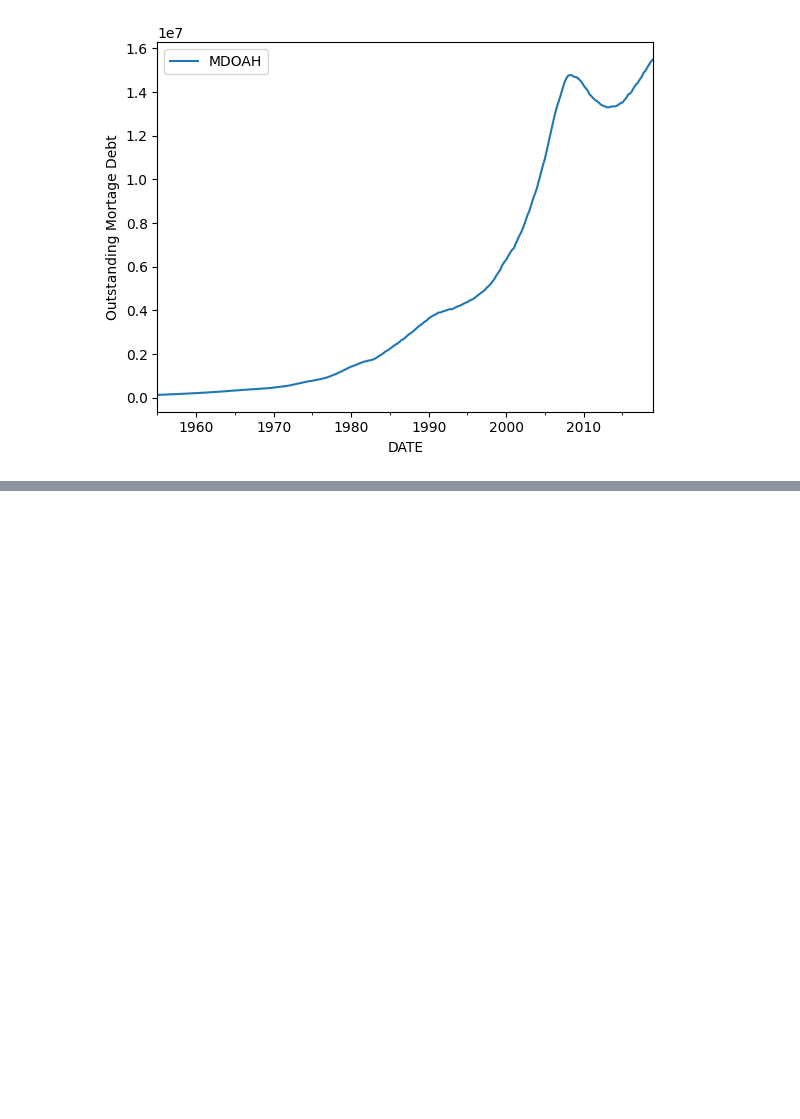
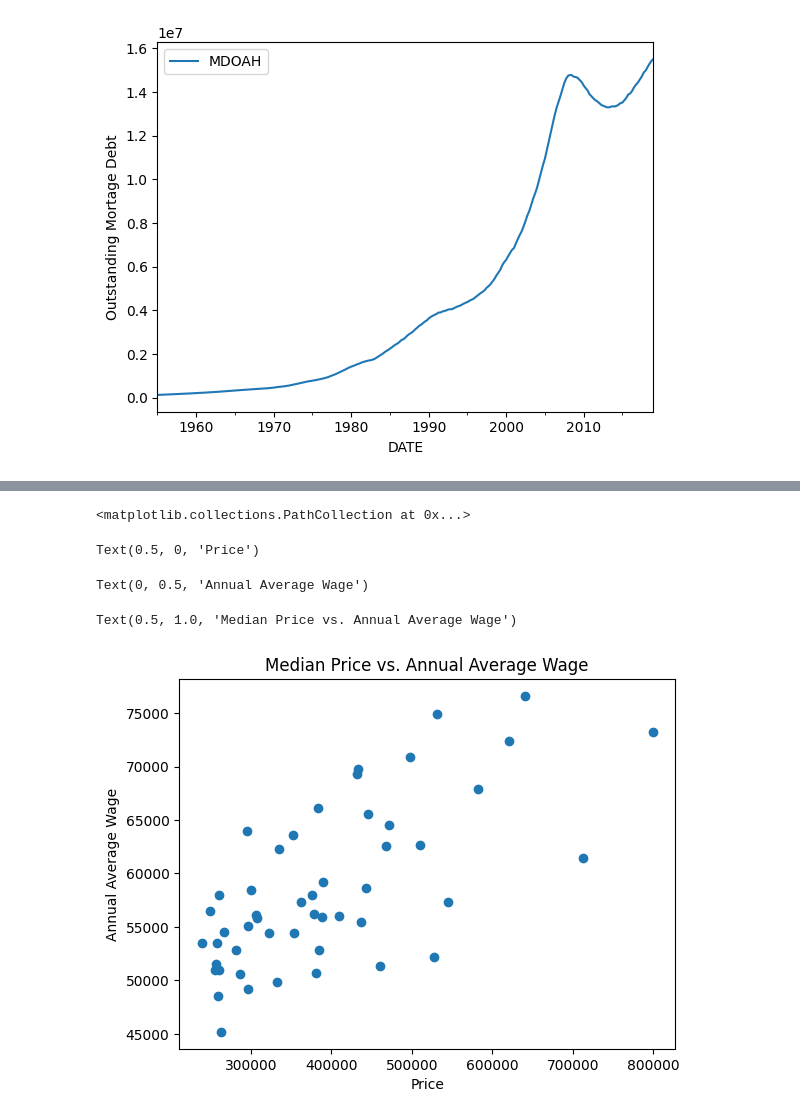
Before and after one commit to jmccahill5/datman, a Jupyter notebook: PS4.ipynb, the cells around one changed output, grey strips where cells are left out. Saved outputs shown, nothing was run; the diff lists cells and outputs as text; code cells hidden in the pictures; blank space fills up the shorter version.

```diff
--- a/PS4.ipynb
+++ b/PS4.ipynb
@@ -156,0 +168,2 @@ Text(0, 0.5, 'Outstanding Mortage Debt')
+# %%
+datST1=pd.read_csv('ex1.csv')
@@ -156,0 +189,2 @@ Text(0, 0.5, 'Outstanding Mortage Debt')
+# %%
+datST2=pd.read_csv('ex1.csv')
@@ -156,0 +205,2 @@ Text(0, 0.5, 'Outstanding Mortage Debt')
+# %%
+mergedSTATE = pd.merge(datST1, datST2, how='outer', on=['State'],indicator=True)
@@ -156,0 +232,21 @@ Text(0, 0.5, 'Outstanding Mortage Debt')
+# %%
+# Extract the two variables
+x = mergedSTATE['Price']
+y = mergedSTATE['Annual Average Wage']
+
+# Create the scatterplot
+plt.scatter(x, y)
+
+# Add labels and a title
+plt.xlabel('Price')
+plt.ylabel('Annual Average Wage')
+plt.title('Median Price vs. Annual Average Wage')
+
+# Show the plot
+plt.show()
+# %% [output]
+<matplotlib.collections.PathCollection at 0x...>
+Text(0.5, 0, 'Price')
+Text(0, 0.5, 'Annual Average Wage')
+Text(0.5, 1.0, 'Median Price vs. Annual Average Wage')
+[figure, added]
```
Also changed, not shown: parts of 50 cells of this notebook.
